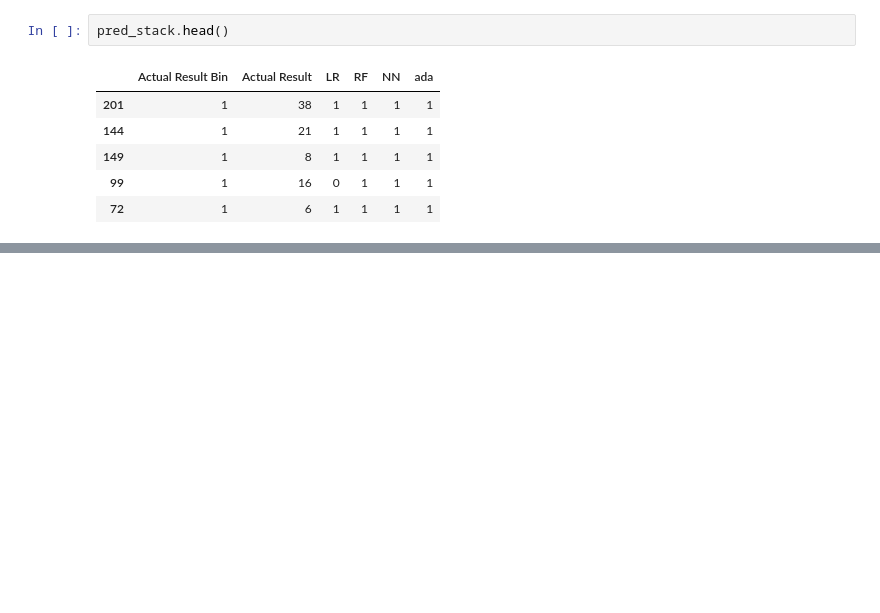
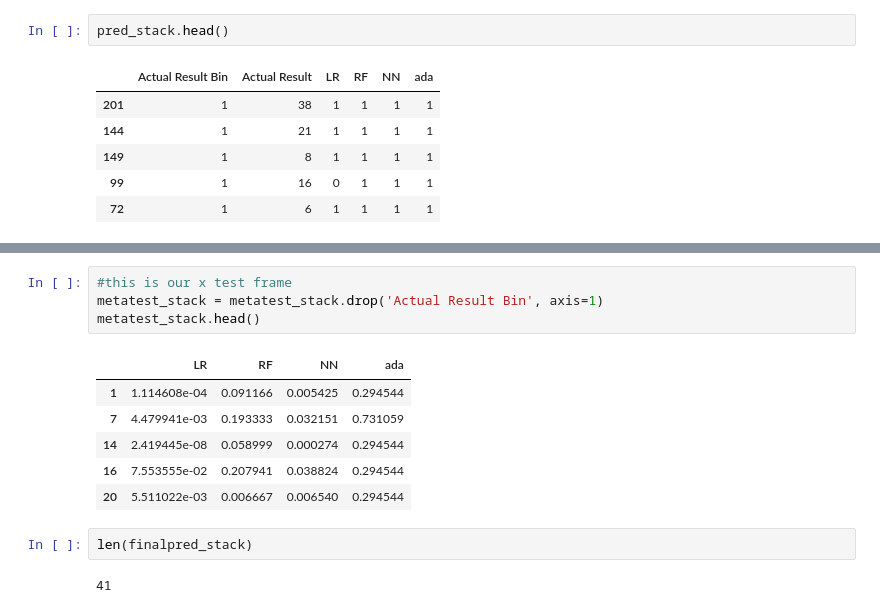
Before and after one commit to harryarthur/Predicting-AB-Losses-2-, a Jupyter notebook: Predicting AB Losses (2).ipynb, the cells around one changed output, grey strips where cells are left out. Drawn from its saved outputs; the diff is of its cells as text; blank space fills up the shorter version.

```diff
--- a/Predicting AB Losses (2).ipynb
+++ b/Predicting AB Losses (2).ipynb
@@ -745,0 +789,15 @@ len(y_test_bin)
+# %%
+#this is our x test frame
+metatest_stack = metatest_stack.drop('Actual Result Bin', axis=1)
+metatest_stack.head()
+# %% [output]
+|  | LR | RF | NN | ada |
+| 1 | 1.114608e-04 | 0.091166 | 0.005425 | 0.294544 |
+| 7 | 4.479941e-03 | 0.193333 | 0.032151 | 0.731059 |
+| 14 | 2.419445e-08 | 0.058999 | 0.000274 | 0.294544 |
+| 16 | 7.553555e-02 | 0.207941 | 0.038824 | 0.294544 |
+| 20 | 5.511022e-03 | 0.006667 | 0.006540 | 0.294544 |
+# %%
+len(finalpred_stack)
+# %% [output]
+41
```
Also changed, not shown: parts of 31 cells of this notebook.
